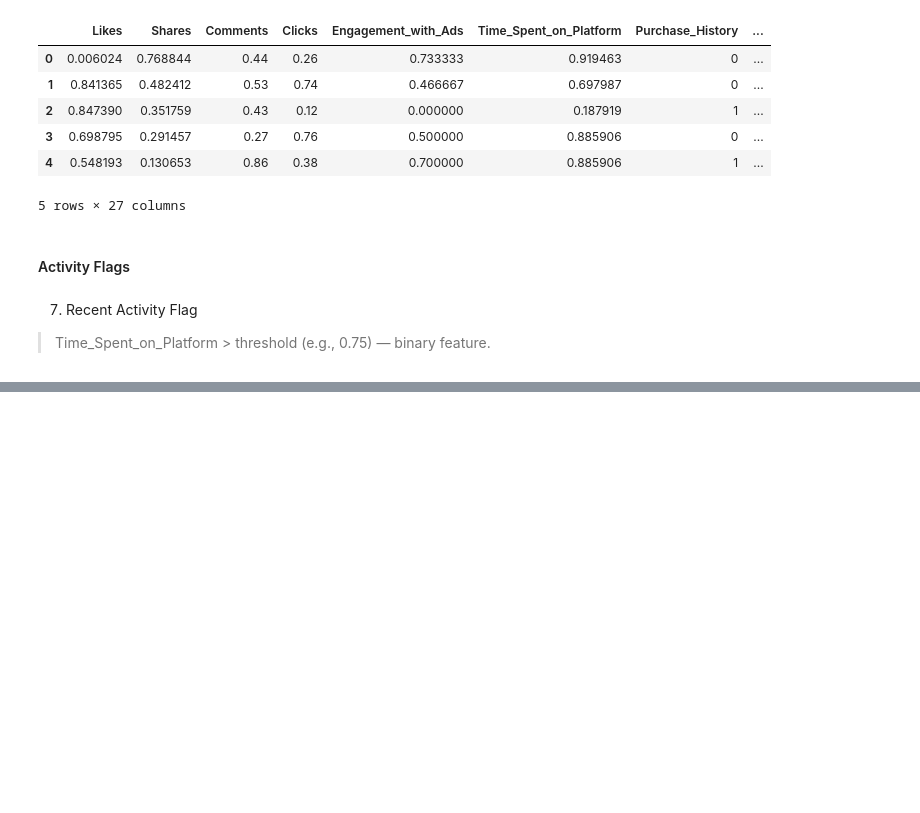
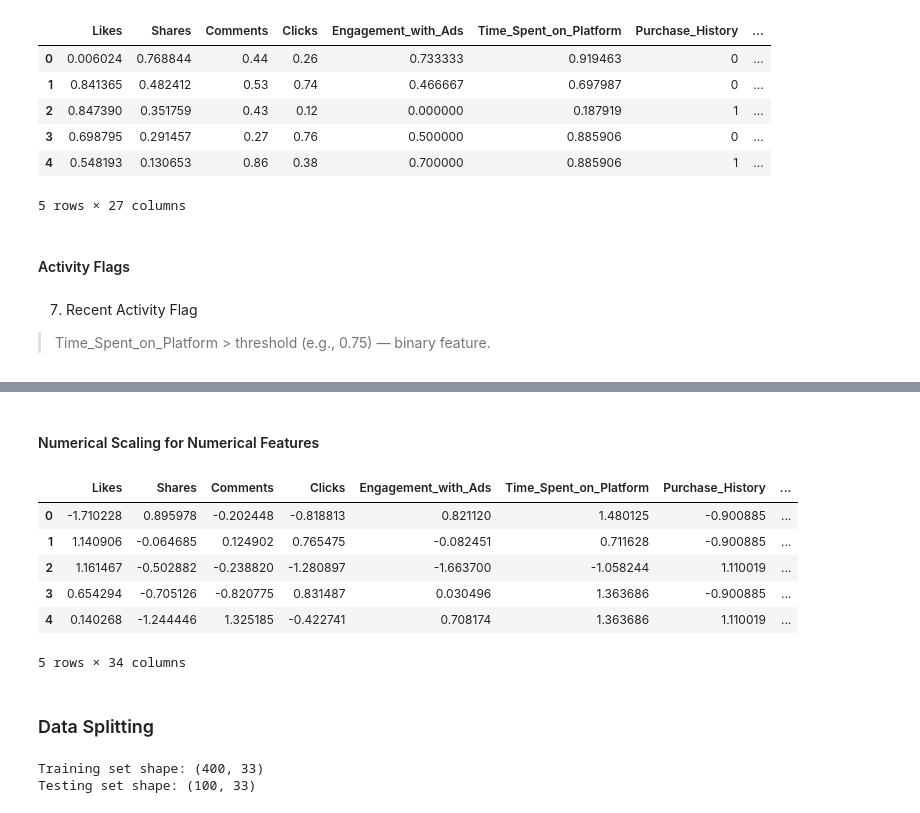
Before and after one commit to aminayusif/PurchaseIQ, a Jupyter notebook: EngageIQ_Predictive_Marketing.ipynb, the cells around one changed output, grey strips where cells are left out. Saved outputs shown, nothing was run; the diff lists cells and outputs as text; code cells hidden in the pictures; blank space fills up the shorter version.

Commit message:
Add feature engineering, model training and evaluation

```diff
--- a/EngageIQ_Predictive_Marketing.ipynb
+++ b/EngageIQ_Predictive_Marketing.ipynb
@@ -262,0 +281,2 @@ data['Recent_Activity_Flag'] = (data['Time_Spent_on_Platform'] > 0.75).astype(in
+# %%
+data['Time_Likes_Interaction'] = data['Time_Spent_on_Platform'] * data['Likes']
@@ -262,0 +285,2 @@ data['Recent_Activity_Flag'] = (data['Time_Spent_on_Platform'] > 0.75).astype(in
+# %%
+data['Ad_Click_Effectiveness'] = data['Engagement_with_Ads'] * data['Clicks']
@@ -262,0 +301,6 @@ data['Recent_Activity_Flag'] = (data['Time_Spent_on_Platform'] > 0.75).astype(in
+# %%
+data['Purchase_History_Category'] = pd.cut(
+    data['Purchase_History'],
+    bins=[-1, 0, 2, float('inf')],
+    labels=['New', 'Occasional', 'Frequent']
+)
@@ -262,0 +344,7 @@ data['Recent_Activity_Flag'] = (data['Time_Spent_on_Platform'] > 0.75).astype(in
+# %%
+from sklearn.preprocessing import OneHotEncoder
+
+categorical_features = ['Engagement_Level', 'Purchase_History_Category']
+data_encoded = pd.get_dummies(data, columns=categorical_features, drop_first=True)
+
+display(data_encoded.head())
@@ -262,0 +359,37 @@ data['Recent_Activity_Flag'] = (data['Time_Spent_on_Platform'] > 0.75).astype(in
+# %% [markdown]
+#### Numerical Scaling for Numerical Features
+# %%
+from sklearn.preprocessing import StandardScaler
+
+numerical_features = data_encoded.select_dtypes(include=np.number).columns.tolist()
+# Exclude the target variable if it's in the numerical features list
+if 'Purchase_Likelihood' in numerical_features:
+    numerical_features.remove('Purchase_Likelihood')
+
+scaler = StandardScaler()
+data_encoded[numerical_features] = scaler.fit_transform(data_encoded[numerical_features])
+
+display(data_encoded.head())
+# %% [output]
+|  | Likes | Shares | Comments | Clicks | Engagement_with_Ads | Time_Spent_on_Platform | Purchase_History | ... |
+| 0 | -1.710228 | 0.895978 | -0.202448 | -0.818813 | 0.821120 | 1.480125 | -0.900885 | ... |
+| 1 | 1.140906 | -0.064685 | 0.124902 | 0.765475 | -0.082451 | 0.711628 | -0.900885 | ... |
+| 2 | 1.161467 | -0.502882 | -0.238820 | -1.280897 | -1.663700 | -1.058244 | 1.110019 | ... |
+| 3 | 0.654294 | -0.705126 | -0.820775 | 0.831487 | 0.030496 | 1.363686 | -0.900885 | ... |
+| 4 | 0.140268 | -1.244446 | 1.325185 | -0.422741 | 0.708174 | 1.363686 | 1.110019 | ... |
+5 rows × 34 columns
+# %% [markdown]
+### Data Splitting
+# %%
+from sklearn.model_selection import train_test_split
+
+X = data_encoded.drop('Purchase_Likelihood', axis=1)
+y = data_encoded['Purchase_Likelihood']
+
+X_train, X_test, y_train, y_test = train_test_split(X, y, test_size=0.2, random_state=42, stratify=y)
+
+print("Training set shape:", X_train.shape)
+print("Testing set shape:", X_test.shape)
+# %% [output]
+Training set shape: (400, 33)
+Testing set shape: (100, 33)
```
Also changed, not shown: parts of 38 cells of this notebook.
